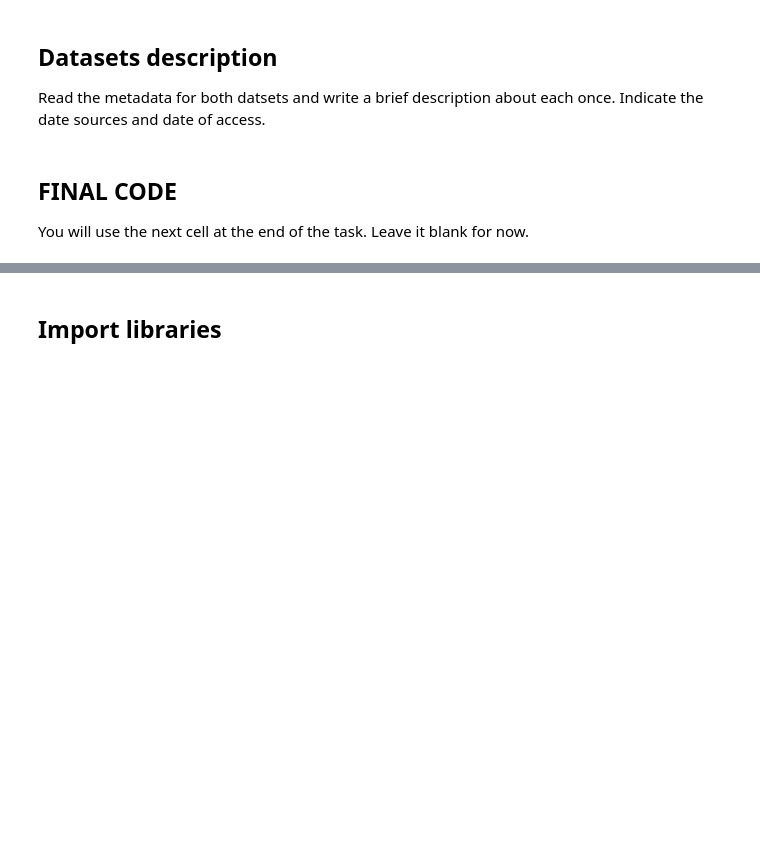
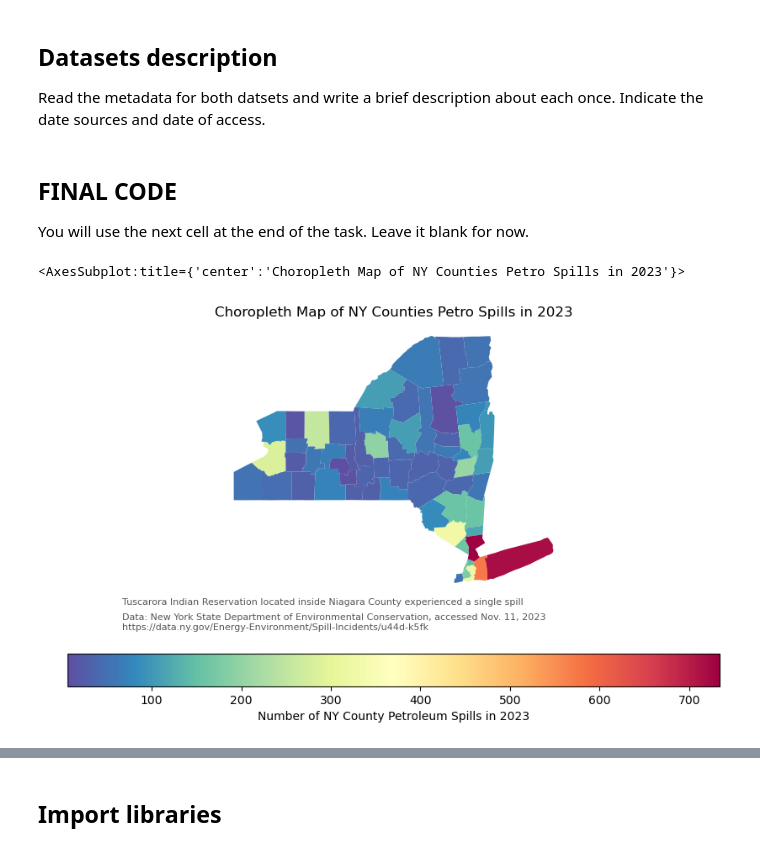
Before and after one commit to saingersoll/eds220-hwk-3, a Jupyter notebook: hwk3-task1-spills.ipynb, the cells around one changed output, grey strips where cells are left out. Drawn from its saved outputs; the diff is of its cells as text; code cells hidden in the pictures; blank space fills up the shorter version.

```diff
--- a/hwk3-task1-spills.ipynb
+++ b/hwk3-task1-spills.ipynb
@@ -45,3 +43,74 @@ You will use the next cell at the end of the task. Leave it blank for now.
+# %%
+### ===== FINAL CODE =====
+# importing libraries here
+import pandas as pd
+import geopandas as gpd
+import numpy as np
+import matplotlib.pyplot as plt
+import plotly.express as px
+import warnings
+
+warnings.filterwarnings("ignore")
+
+spills = pd.read_csv('data/Spill_Incidents_20231108.csv')               # reading in csv using pd
+counties = gpd.read_file('data/tl_2022/tl_2022_us_county.shp')          # reading in the shape file using gpd
+
+spills.columns = spills.columns.str.lower().str.replace(' ','_')        # re-assigns the column names .str.lower() makes them lower case,  .str.replace(' ','_') replaces the space for _
+counties.columns = counties.columns.str.lower()                         # re-assigns the column names .str.lower() makes them lower case
+
+spills.spill_date = pd.to_datetime(spills.spill_date)                   # converts column to datetime64
+
+petr_23 = spills.loc[(spills.spill_date >= '2023-01-01') & (spills.spill_date <= '2023-10-31') & (spills.material_family == 'Petroleum')]   # creating a data subset that only contains specific date range and petroleum spill information
+
+spills_per_county = petr_23.groupby(['county']).size().reset_index(name = 'n_spills')           # groupby county, count the number of times the county experienced spills & record in a column called 'n_spills'
+
+ny_counties = counties[counties['statefp'] == '36']                     # selects data points only in the state of ny (statefp == 36) to form a new data subset
+
+spills_per_county.at[50,'county'] = 'St. Lawrence'                      # using the info provided by st_lawrence_index, the county name was updated using at
+
+spills_per_county.crs = ny_counties.crs                                                          # make the crs of both dataframes the same
+
+spills_per_county['county'] = spills_per_county['county'].astype(str) + ' County'                # updating the county column to include 'county' in the names
+
+ny_counties['county'] = ny_counties.namelsad                                                     # making a copy of column namelsad w/ column named county, warning output that a column is duplicated
+
+ny_counties = ny_counties.drop(columns = 'namelsad')                                            # removes column that was copied
+
+ny_counties = pd.merge(spills_per_county,                                                        # merging the two datasets using an inner join by the column county
+                     ny_counties,
+                       "inner",
+                      "county")
+
+#ny_counties.at[31,'n_spills'] +=1                                                                # adds an additional spill for Niagara county to account for Tuscarora Res.
+
+ny_counties = gpd.GeoDataFrame(ny_counties)                                                       # converts df into gdf
+
+ny_counties.crs = 'EPSG:4269'                                                                     # sets crs
+
+
+fig, ax = plt.subplots(figsize = (10,6))                                                          # creates figure for plotting
+
+ax.axis('off')                                                                                    # removes axes
+ax.set_title("Choropleth Map of NY Counties Petro Spills in 2023")                                # adds title
+ax.annotate('Tuscarora Indian Reservation located inside Niagara County experienced a single spill', # adds annotation about res. spill
+            xy = (0.1, .25),                                                                      # location of annotation
+           xycoords = 'figure fraction',                                                          # annotation style
+           fontsize = 8,                                                                          # annotation font size
+           color = '#555555')                                                                     # txt color for annotation
+ax.annotate("Data: New York State Department of Environmental Conservation, accessed Nov. 11, 2023 \nhttps://data.ny.gov/Energy-Environment/Spill-Incidents/u44d-k5fk",
+           xy = (0.1, .2),
+           xycoords = 'figure fraction',
+           fontsize = 8,
+           color = '#555555')
+
+ny_counties.plot(ax = ax,                                                                         # adds choropleth layer to figure
+                          column = 'n_spills',                                                    # map the no. of spills
+                          legend = True,                                                          # show a legend
+                          legend_kwds={"label": "Number of NY County Petroleum Spills in 2023", "orientation": "horizontal"}, # the title of legend and position
+                          cmap ='Spectral_r')                                                     # the color mapping for plot
+# %% [output]
+<AxesSubplot:title={'center':'Choropleth Map of NY Counties Petro Spills in 2023'}>
+[figure, added]
 # %% [markdown]
 <!-- write your description in this markdwon cell -->
 # %% [markdown]
```
Also changed, not shown: parts of 4 cells of this notebook.
